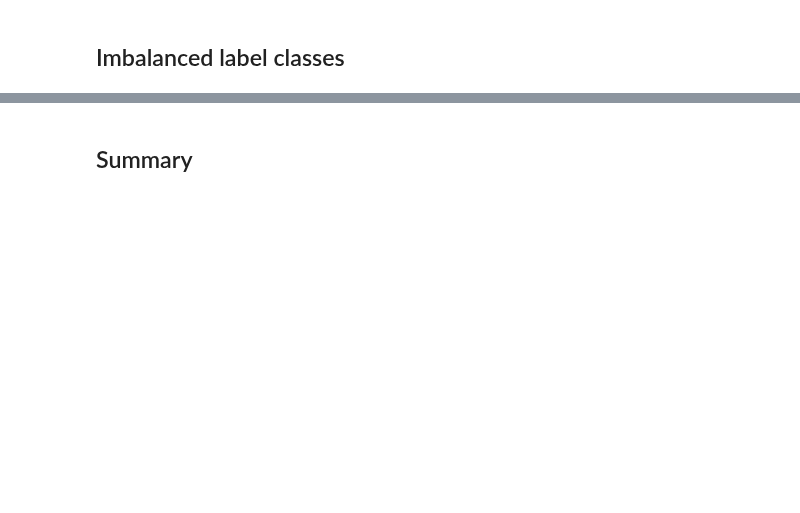
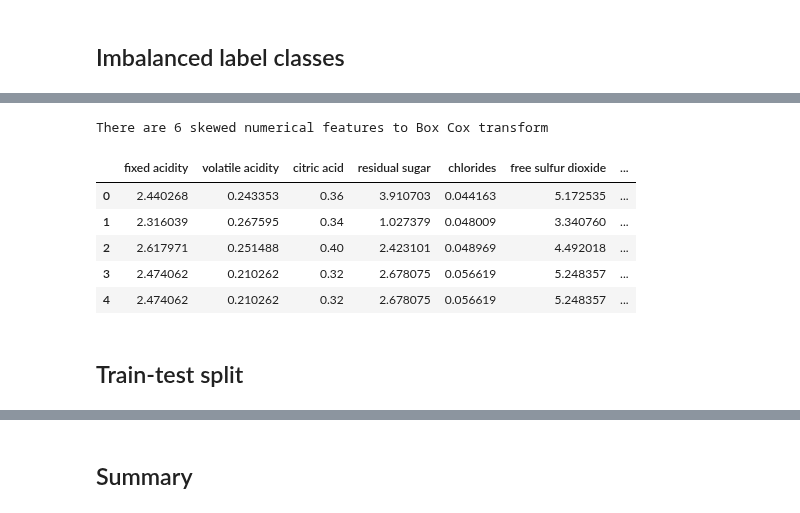
Before and after one commit to nhanph/BMME_480_Pham, a Jupyter notebook: Project/Presentation_Final_Regression.ipynb, the cells around one changed output, grey strips where cells are left out. Saved outputs shown, nothing was run; the diff lists cells and outputs as text; code cells hidden in the pictures; blank space fills up the shorter version.

```diff
--- a/Project/Presentation_Final_Regression.ipynb
+++ b/Project/Presentation_Final_Regression.ipynb
@@ -158,7 +164,2 @@ dataset['quality'].value_counts()
 9       5
 Name: quality, dtype: int64
-# %%
-dataset=dataset[dataset.quality !=3]
-dataset=dataset[dataset.quality !=9]
-dataset=dataset.reset_index(drop=True)
-dataset['quality'].value_counts()
@@ -736,0 +166,8 @@ Test set accuracy 0.5278350515463918
+# %%
+# split into features and labels
+dataset_y=dataset['quality']
+dataset_x=dataset
+dataset_x.drop(['quality'],axis=1,inplace=True)
+
+dataset_x_num = dataset.drop("type", axis=1)
+dataset_x_cat=dataset[['type']]
@@ -736,0 +176,12 @@ Test set accuracy 0.5278350515463918
+# %%
+from scipy import stats
+
+cat_feats = dataset_x.dtypes[dataset_x.dtypes == "object"].index
+num_feats = dataset_x.dtypes[dataset_x.dtypes != "object"].index
+
+
+# Check skewness in num features
+skewed_feats = dataset_x[num_feats].apply(lambda x: stats.skew(x.dropna())).sort_values(ascending=False)
+print("\nSkew in numerical features:")
+skewness = pd.DataFrame({'Skew' :skewed_feats})
+skewness.head(33)
@@ -736,0 +202,23 @@ Test set accuracy 0.5278350515463918
+# %%
+# perform transformation
+temp=skewness['Skew']
+temp=temp[abs(temp)>0.75]
+print("There are {} skewed numerical features to Box Cox transform".format(temp.shape[0]))
+
+from scipy.special import boxcox1p
+skewed_features = temp.index
+lam = 0.15
+for feat in skewed_features:
+    dataset_x[feat] = boxcox1p(dataset_x[feat], lam)
+# %% [output]
+There are 6 skewed numerical features to Box Cox transform
+# %%
+dataset_x_withonehot = pd.get_dummies(dataset_x)
+dataset_x_withonehot.head()
+# %% [output]
+|  | fixed acidity | volatile acidity | citric acid | residual sugar | chlorides | free sulfur dioxide | ... |
+| 0 | 2.440268 | 0.243353 | 0.36 | 3.910703 | 0.044163 | 5.172535 | ... |
+| 1 | 2.316039 | 0.267595 | 0.34 | 1.027379 | 0.048009 | 3.340760 | ... |
+| 2 | 2.617971 | 0.251488 | 0.40 | 2.423101 | 0.048969 | 4.492018 | ... |
+| 3 | 2.474062 | 0.210262 | 0.32 | 2.678075 | 0.056619 | 5.248357 | ... |
+| 4 | 2.474062 | 0.210262 | 0.32 | 2.678075 | 0.056619 | 5.248357 | ... |
@@ -736,0 +243,2 @@ Test set accuracy 0.5278350515463918
+# %% [markdown]
+## Train-test split
```
Also changed, not shown: parts of 74 cells of this notebook, 1 other file.
